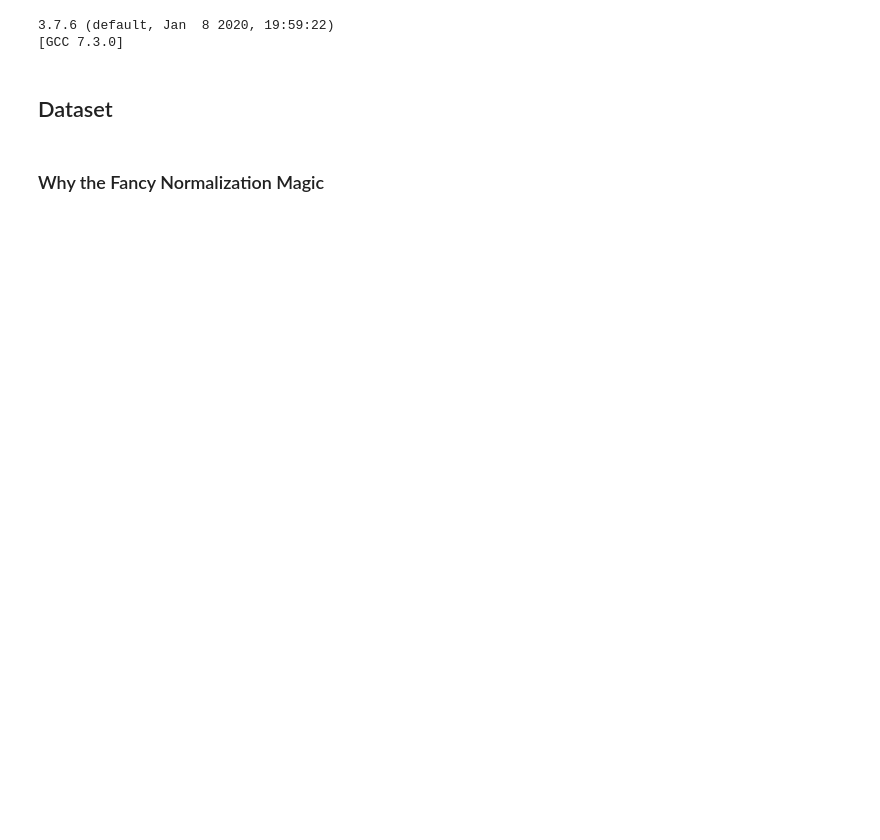
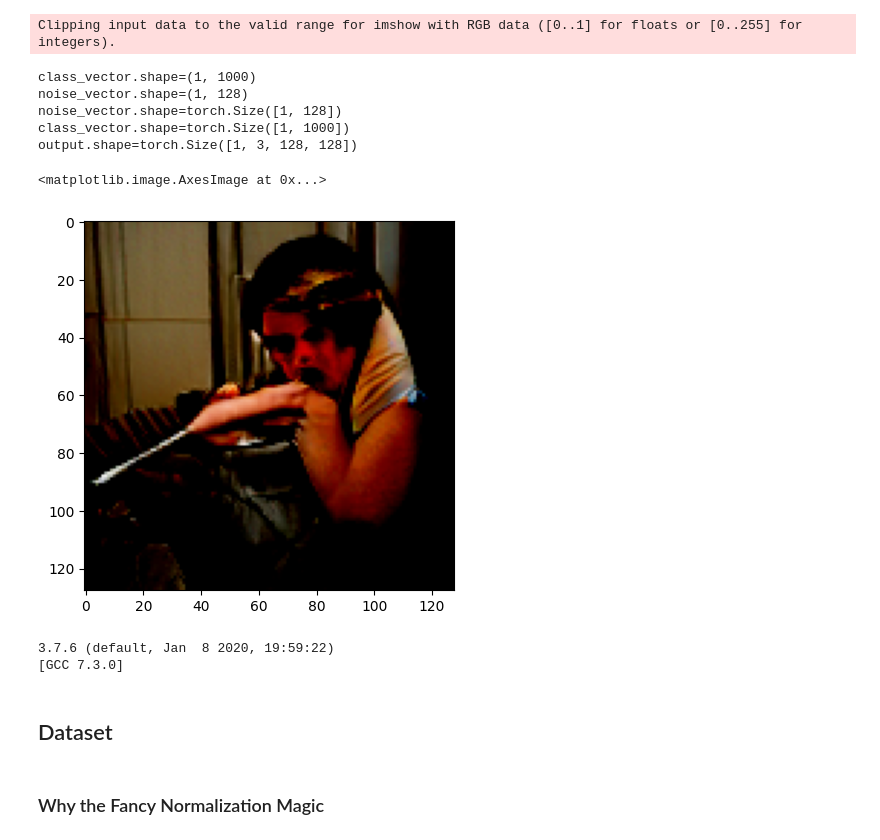
Before and after one commit to JoeyShapiro/blast-furnace-cgan, a Jupyter notebook: cgan.ipynb, the cells around one changed output. Drawn from its saved outputs; the diff is of its cells as text; code cells hidden in the pictures; blank space fills up the shorter version.

```diff
--- a/cgan.ipynb
+++ b/cgan.ipynb
@@ -2,0 +16,2 @@
+# %%
+model = BigGAN.from_pretrained('biggan-deep-128')
@@ -3,3 +38,49 @@
+# %%
+from pytorch_pretrained_biggan import one_hot_from_names, truncated_noise_sample
+import torch
+import numpy as np
+
+# Prepare a input
+truncation = 0.4
+class_vector = one_hot_from_names(['coffee'], batch_size=1)
+# make class all zeros
+class_vector = np.zeros((1, 1000), dtype=np.float32)
+print(f"{class_vector.shape=}")
+noise_vector = truncated_noise_sample(truncation=truncation, batch_size=1)
+print(f"{noise_vector.shape=}")
+
+# All in tensors
+noise_vector = torch.from_numpy(noise_vector)
+print(f"{noise_vector.shape=}")
+class_vector = torch.from_numpy(class_vector)
+print(f"{class_vector.shape=}")
+
+# If you have a GPU, put everything on cuda
+noise_vector = noise_vector.to('mps')
+class_vector = class_vector.to('mps')
+model.to('mps')
+
+# Generate an image
+with torch.no_grad():
+    output = model(noise_vector, class_vector, truncation)
+
+# If you have a GPU put back on CPU
+output = output.to('cpu')
+print(f"{output.shape=}")
+
+# display the output image
+import matplotlib.pyplot as plt
+
+plt.imshow(output[0].permute(1, 2, 0))
+# %% [output]
+Clipping input data to the valid range for imshow with RGB data ([0..1] for floats or [0..255] for integers).
+class_vector.shape=(1, 1000)
+noise_vector.shape=(1, 128)
+noise_vector.shape=torch.Size([1, 128])
+class_vector.shape=torch.Size([1, 1000])
+output.shape=torch.Size([1, 3, 128, 128])
+<matplotlib.image.AxesImage at 0x...>
+[figure, added]
 # %%
 # get the python version
 import sys
```
Also changed, not shown: parts of 8 cells of this notebook.
